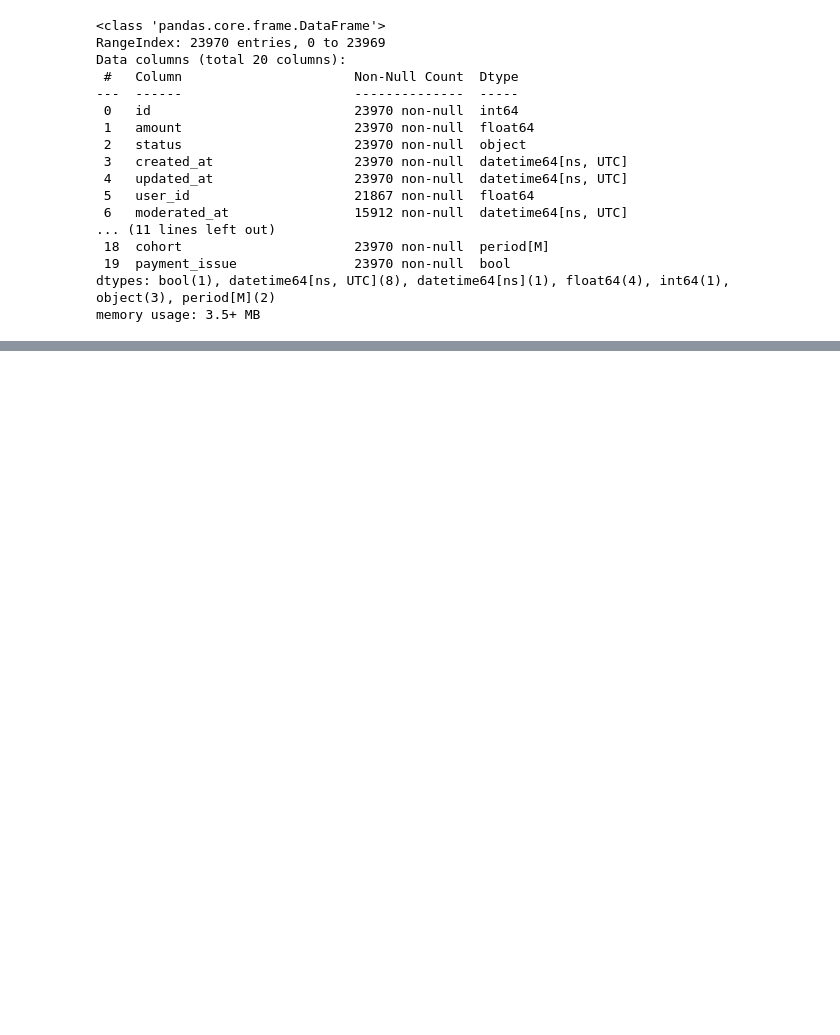
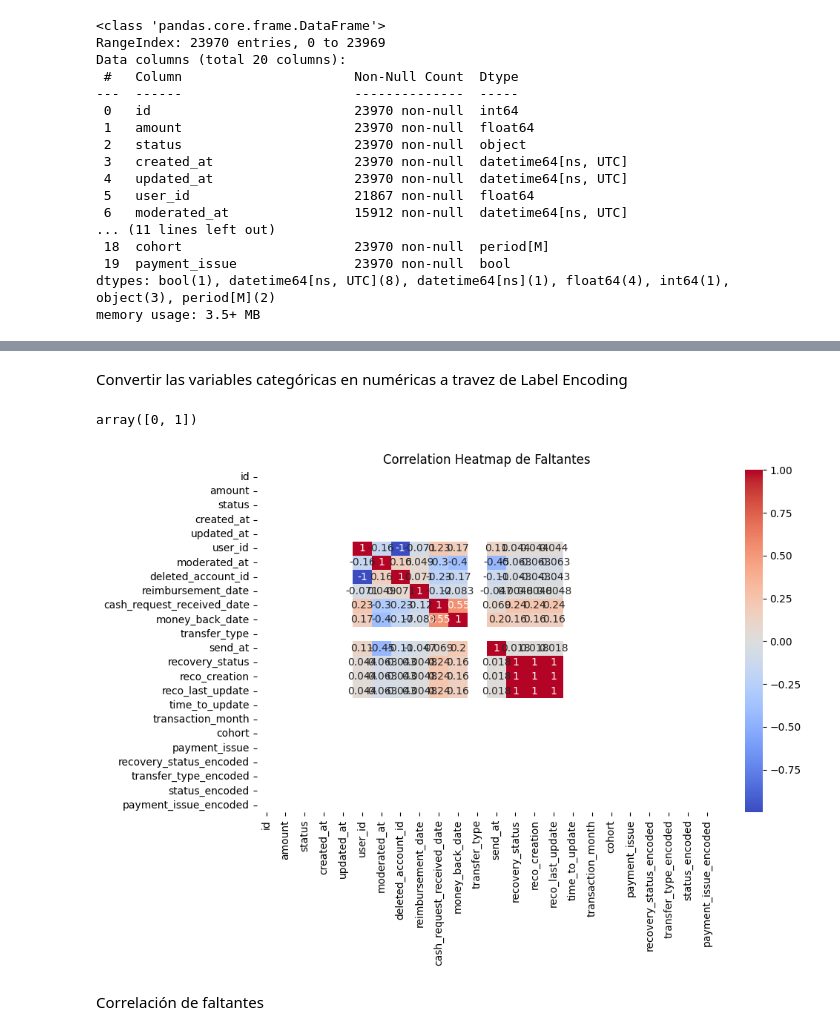
Before and after one commit to Julix4/UOC_proj2_cohortes, a Jupyter notebook: analisis/02-analisis-calidad-datos-cashrequest.ipynb, the cells around one changed output, grey strips where cells are left out. Drawn from its saved outputs; the diff is of its cells as text; code cells hidden in the pictures; blank space fills up the shorter version.

```diff
--- a/analisis/02-analisis-calidad-datos-cashrequest.ipynb
+++ b/analisis/02-analisis-calidad-datos-cashrequest.ipynb
@@ -626,0 +143,2 @@ Los datos limpios han sido guardados como 'dataset.csv'
+# %% [markdown]
+Convertir las variables categóricas en numéricas a travez de Label Encoding
@@ -626,0 +196,20 @@ Los datos limpios han sido guardados como 'dataset.csv'
+# %%
+# Convertir payment_issue en variable numerica
+df_cashrequest['payment_issue_encoded'] = df['payment_issue'].astype(int)
+# %% [output]
+array([0, 1])
+# %%
+# Binary DataFrame para valores faltantes
+missing_binary = df_cashrequest.isnull().astype(int)
+
+# correlacion de faltantes
+missing_corr = missing_binary.corr()
+
+plt.figure(figsize=(10, 6))
+sns.heatmap(missing_corr, annot=True, cmap="coolwarm")
+plt.title("Correlation Heatmap de Faltantes")
+plt.show()
+# %% [output]
+[figure, added]
+# %% [markdown]
+Correlación de faltantes
```
Also changed, not shown: parts of 42 cells of this notebook, 7 other files.
